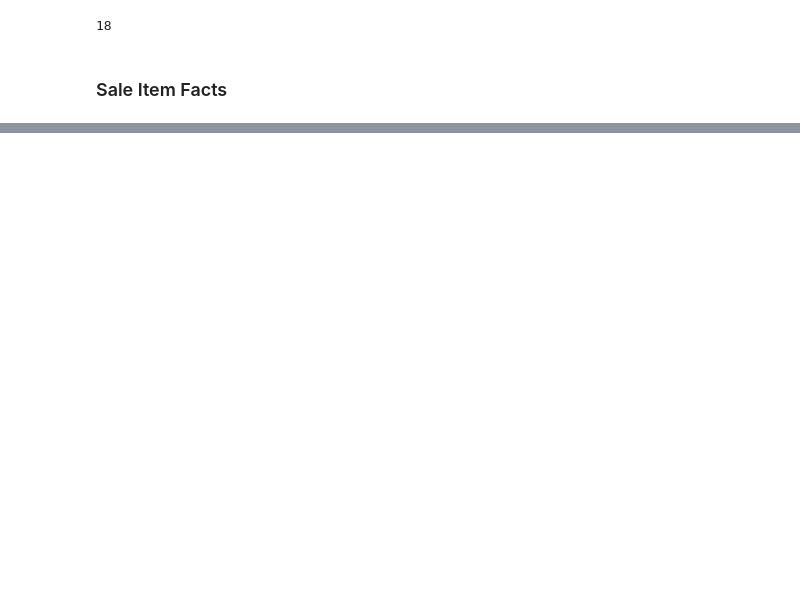
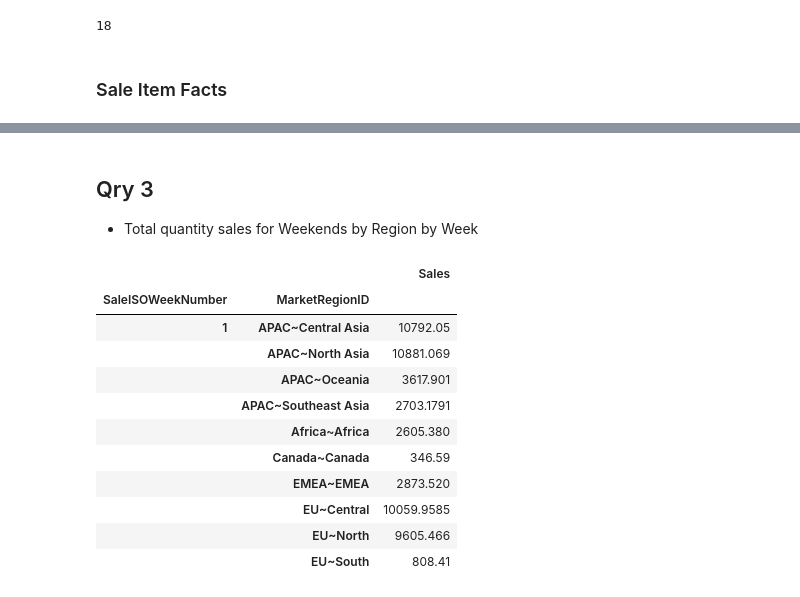
Before and after one commit to intronic/datademo, a Jupyter notebook: data-eng.ipynb, the cells around one changed output, grey strips where cells are left out. Cells and saved outputs as stored; diff of their text form; code cells hidden in the pictures; blank space fills up the shorter version.

```diff
--- a/data-eng.ipynb
+++ b/data-eng.ipynb
@@ -352,0 +416,22 @@ df[['Row ID', 'Customer ID', 'Product ID', 'SaleDateID', 'MarketRegionID',
+# %% [markdown]
+## Qry 3
+
+* Total quantity sales for Weekends by Region by Week
+# %%
+# How to apply 'money' display format to aggregate column?
+# This works on data column without aggregation: df.style.format({'Sales': '${:,.2f}'})
+
+df.loc[df['SaleISOWeekDay'] >= 6].groupby(['SaleISOWeekNumber', 'MarketRegionID']).agg({'Sales': np.sum}).sort_values(by=['SaleISOWeekNumber', 'MarketRegionID']).head(10)
+# %% [output]
+|  |  | Sales |
+| SaleISOWeekNumber | MarketRegionID |  |
+| 1 | APAC~Central Asia | 10792.05 |
+|  | APAC~North Asia | 10881.069 |
+|  | APAC~Oceania | 3617.901 |
+|  | APAC~Southeast Asia | 2703.1791 |
+|  | Africa~Africa | 2605.380 |
+|  | Canada~Canada | 346.59 |
+|  | EMEA~EMEA | 2873.520 |
+|  | EU~Central | 10059.9585 |
+|  | EU~North | 9605.466 |
+|  | EU~South | 808.41 |
```
Also changed, not shown: parts of 6 cells of this notebook.
